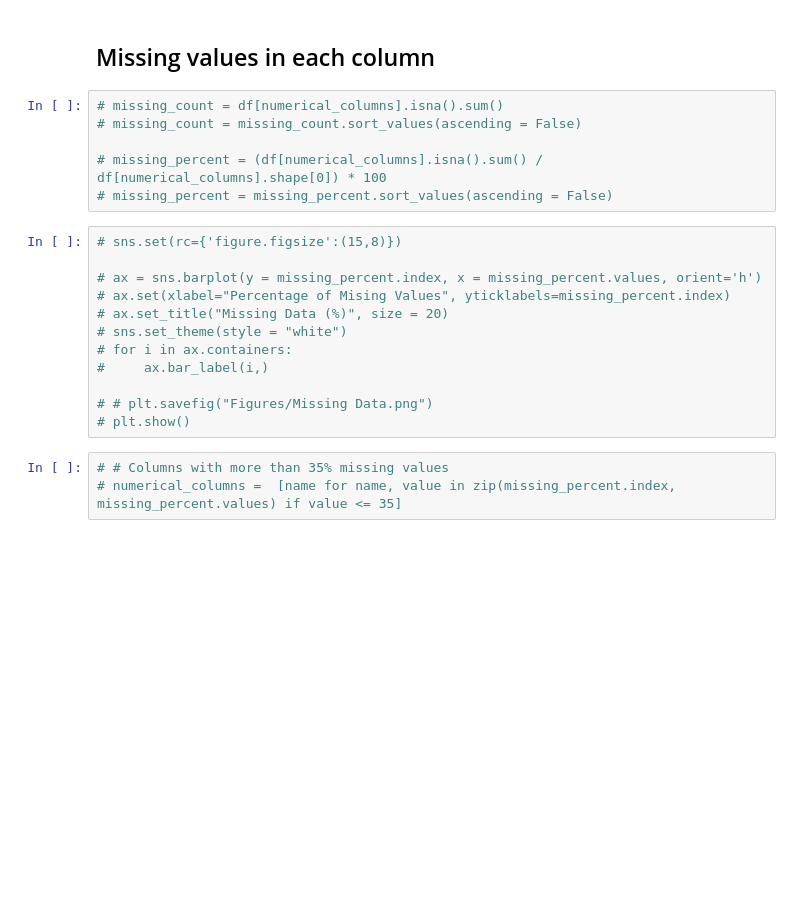
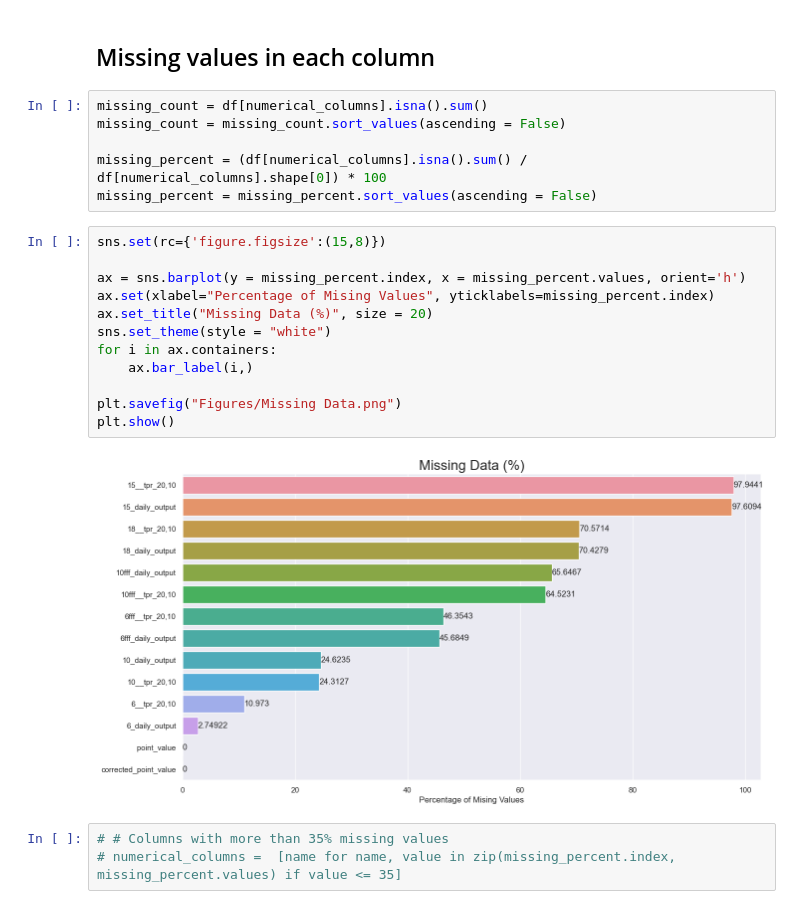
Before and after one commit to Yufengx1/ds-project-group-30, a Jupyter notebook: Numerical Variable Analysis.ipynb, the cells around one changed output. Cells and saved outputs as stored; diff of their text form; blank space fills up the shorter version.

Commit message:
Updated the figures to match the new data

```diff
--- a/Numerical Variable Analysis.ipynb
+++ b/Numerical Variable Analysis.ipynb
@@ -414,23 +401,25 @@ numerical_columns
 # %% [markdown]
 ## Missing values in each column
 # %%
-# missing_count = df[numerical_columns].isna().sum()
-# missing_count = missing_count.sort_values(ascending = False)
+missing_count = df[numerical_columns].isna().sum()
+missing_count = missing_count.sort_values(ascending = False)
 
-# missing_percent = (df[numerical_columns].isna().sum() / df[numerical_columns].shape[0]) * 100
-# missing_percent = missing_percent.sort_values(ascending = False)
+missing_percent = (df[numerical_columns].isna().sum() / df[numerical_columns].shape[0]) * 100
+missing_percent = missing_percent.sort_values(ascending = False)
 # %%
-# sns.set(rc={'figure.figsize':(15,8)})
+sns.set(rc={'figure.figsize':(15,8)})
 
-# ax = sns.barplot(y = missing_percent.index, x = missing_percent.values, orient='h')
-# ax.set(xlabel="Percentage of Mising Values", yticklabels=missing_percent.index)
-# ax.set_title("Missing Data (%)", size = 20)
-# sns.set_theme(style = "white")
-# for i in ax.containers:
-#     ax.bar_label(i,)
+ax = sns.barplot(y = missing_percent.index, x = missing_percent.values, orient='h')
+ax.set(xlabel="Percentage of Mising Values", yticklabels=missing_percent.index)
+ax.set_title("Missing Data (%)", size = 20)
+sns.set_theme(style = "white")
+for i in ax.containers:
+    ax.bar_label(i,)
 
-# # plt.savefig("Figures/Missing Data.png")
-# plt.show()
+plt.savefig("Figures/Missing Data.png")
+plt.show()
+# %% [output]
+[figure, added]
 # %%
 # # Columns with more than 35% missing values
 # numerical_columns =  [name for name, value in zip(missing_percent.index, missing_percent.values) if value <= 35]
```
Also changed, not shown: parts of 12 cells of this notebook, 4 other files.
